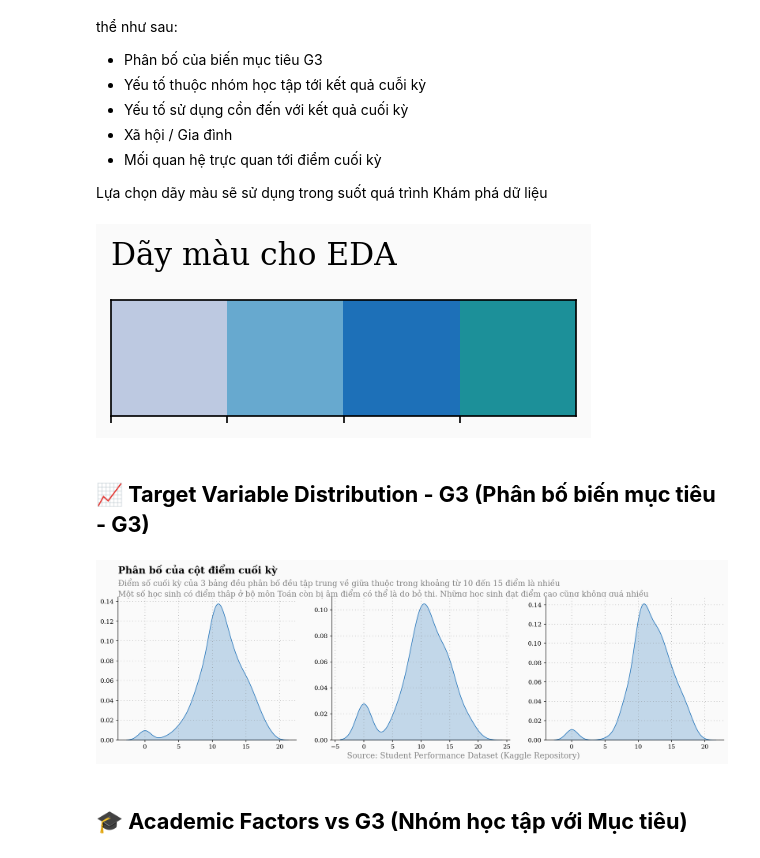
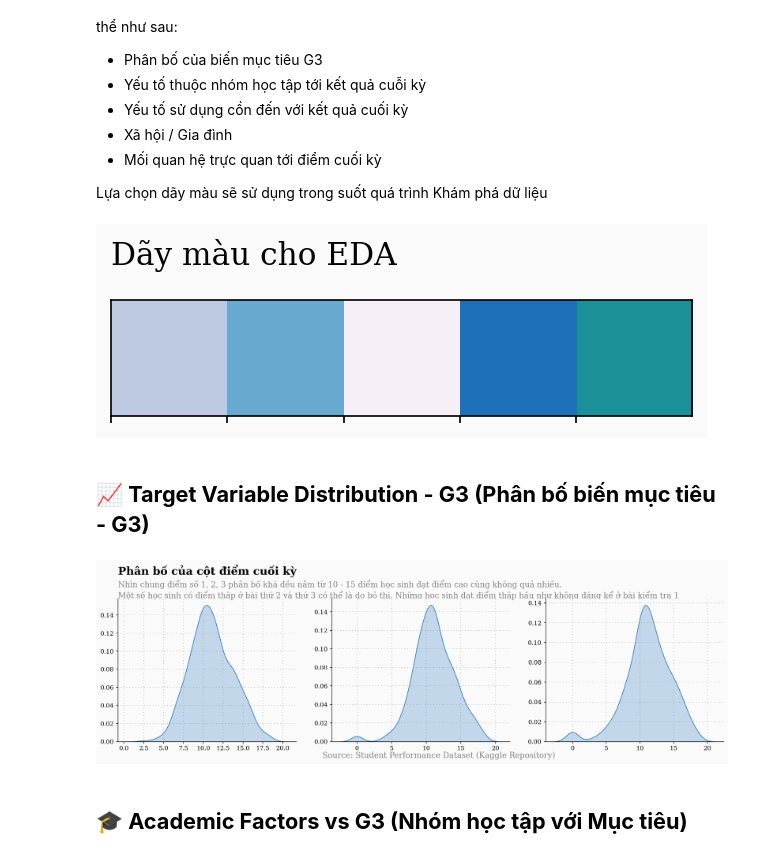
Before and after one commit to TienNguyen0712/student-alcohol-consumption-data-mining, a Jupyter notebook: notebooks/03_eda.ipynb, the cells around one changed output. Saved outputs shown, nothing was run; the diff lists cells and outputs as text; code cells hidden in the pictures.

```diff
--- a/notebooks/03_eda.ipynb
+++ b/notebooks/03_eda.ipynb
@@ -32,13 +32,13 @@ student_por = pd.read_csv('student-por.csv')
 student_merge = pd.read_csv('student_merge.csv')
 # %%
 # Palette
-palette = ["#bdc9e1", "#67a9cf", "#1d70b8", "#1c9099"]
+palette = ["#bdc9e1", "#67a9cf", "#f6eff7", "#1d70b8", "#1c9099"]
 sns.palplot(palette)
 
 plt.title("Dãy màu cho EDA",loc='left',fontsize=15,y=1.2)
 plt.show()
 # %% [output]
-[figure, old version]
+[figure, new version]
 # %% [markdown]
 ## **📈 Target Variable Distribution - G3 (Phân bố biến mục tiêu - G3)**
 # %%
@@ -55,19 +55,20 @@ for s in ["right", "top"]:
     ax2.spines[s].set_visible(False)
 
 
-sns.kdeplot(ax=ax0 ,x= student_merge["G3"], data=student_merge, color="#1d70b8", shade=True)
-sns.kdeplot(ax=ax1 ,x= student_mat["G3"], data=student_mat, color="#1d70b8", shade=True)
-sns.kdeplot(ax=ax2 ,x= student_por["G3"], data=student_por, color="#1d70b8", shade=True)
+sns.kdeplot(ax=ax0 ,x= student_merge["G1"], data=student_merge, color="#1d70b8", shade=True)
+sns.kdeplot(ax=ax1 ,x= student_merge["G2"], data=student_merge, color="#1d70b8", shade=True)
+sns.kdeplot(ax=ax2 ,x= student_merge["G3"], data=student_merge, color="#1d70b8", shade=True)
 
 
 Xstart, Xend = ax0.get_xlim()
 Ystart, Yend = ax0.get_ylim()
 
 ax0.set_ylim([0,Yend])
-ax0.text(Xstart,Yend+(Yend*0.15), "Phân bố của cột điểm cuối kỳ", fontsize=16, ha="left", va="bottom", weight="bold")
-ax0.text(Xstart,Yend+(Yend*0.13), "Điểm số cuối kỳ của 3 bảng đều phân bố đều tập trung về giữa thuộc trong khoảng từ 10 đến 15 điểm là nhiều\nMột số học sinh có điểm thâp ở bộ môn Toán còn bị âm điểm có thể là do bỏ thi. Những học sinh đạt điểm cao cũng không quá nhiều", color="gray", fontsize=13, ha="left", va="top")
+ax0.text(Xstart,Yend+(Yend*0.15), "Phân bố của cột điểm cuối kỳ", fontsize=18, ha="left", va="bottom", weight="bold")
+ax0.text(Xstart,Yend+(Yend*0.13), "Nhìn chung điểm số 1, 2, 3 phân bố khá đều nằm từ 10 - 15 điểm học sinh đạt điểm cao cũng không quá nhiều. \nMột số học sinh có điểm thâp ở bài thứ 2 và thứ 3 có thể là do bỏ thi. Những học sinh đạt điểm thâp hầu như không đáng kể ở bài kiểm tra 1", color="gray",
+fontsize=13, ha="left", va="top")
 
-ax0.text(30,-0.02, "Source: Student Performance Dataset (Kaggle Repository)", fontsize=13, ha="left", va="bottom", color="gray")
+ax0.text(25,-0.02, "Source: Student Performance Dataset (Kaggle Repository)", fontsize=13, ha="left", va="bottom", color="gray")
 
 
 ax0.set_ylabel("")
@@ -87,7 +88,7 @@ ax2.grid(color='gray', linestyle=':', axis='y', zorder=0,  dashes=(1,5))
 
 plt.show()
 # %% [output]
-[figure, old version]
+[figure, new version]
 # %% [markdown]
 ## **🎓 Academic Factors vs G3 (Nhóm học tập với Mục tiêu)**
 # %%
```
Also changed, not shown: parts of 6 cells of this notebook.
